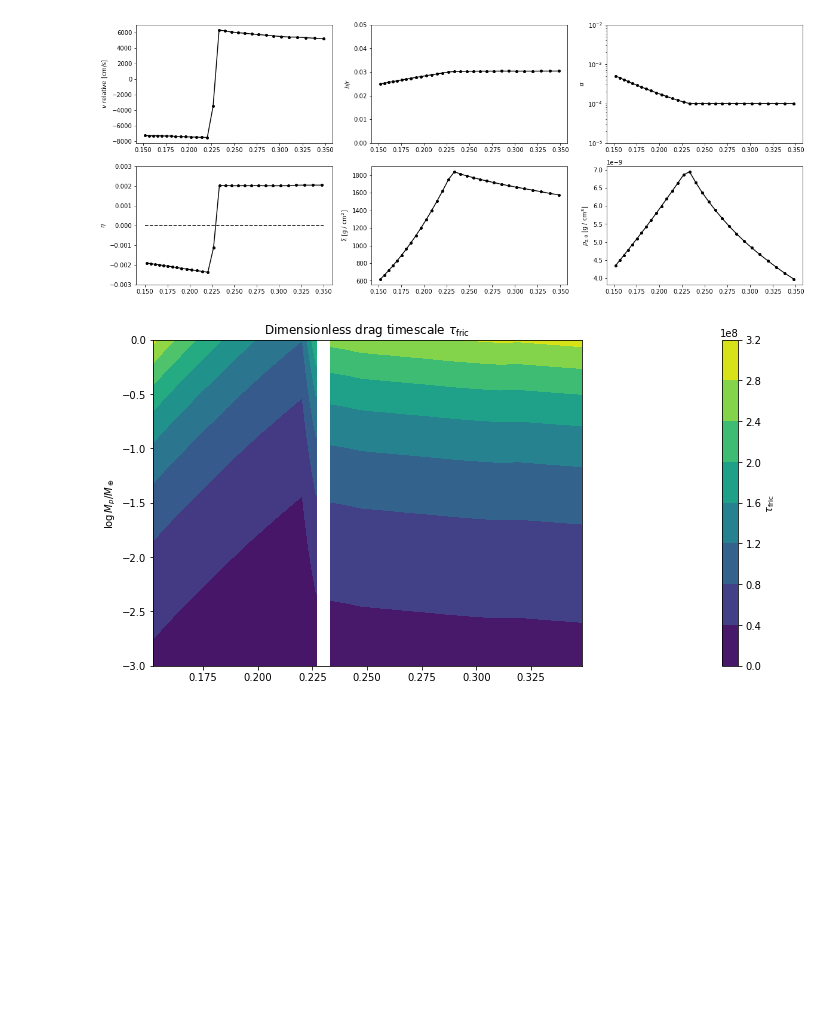
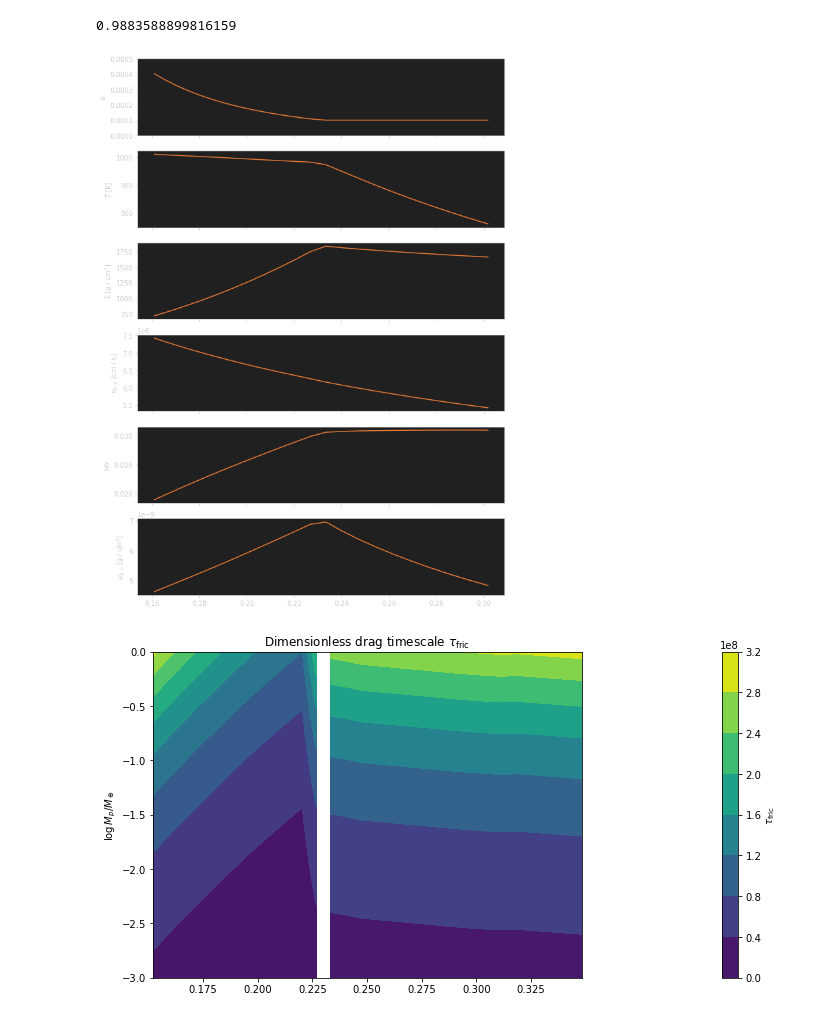
Before and after one commit to cassum-2022-project-21/workspace, a Jupyter notebook: disk/disk copy.ipynb, the cells around one changed output. Cells and saved outputs as stored; diff of their text form; code cells hidden in the pictures; blank space fills up the shorter version.

```diff
--- a/disk/disk copy.ipynb
+++ b/disk/disk copy.ipynb
@@ -106,3 +162,7 @@ plt.plot(r[l], (torque * Gamma_0)[l])
+# %%
+0.22732254469577168/0.23
+# %% [output]
+0.9883588899816159
 # %%
 import matplotlib.ticker as mticker
 
@@ -120,41 +180,40 @@ def g(value, _):
     return (f"${exponent}$" if s == 1 else f"${significand} \\times {exponent}$")
 
 tickformat = mticker.FuncFormatter(g)
-# %%
-from matplotlib.rcsetup import cycler
-
-plt.rc('axes', prop_cycle=(cycler(marker=['o'], ms=[4])))
-
-fig, _axs = plt.subplots(2, 3, figsize=(20, 8))
-axs = np.ravel(_axs)
-
-axs[0].plot(r[l], v[l])
-axs[0].set_ylabel("$v$ relative [cm/s]")
-
-axs[1].plot(r[l], (H/r_cm)[l])
-axs[1].set_ylim(0, 0.05)
-axs[1].set_ylabel("$h/r$")
-
-axs[2].plot(r[l], alpha[l])
-axs[2].set_yscale("log")
-axs[2].set_ylim(1e-5, 1e-2)
-axs[2].set_ylabel("$\\alpha$")
-
-axs[4].plot(r[l], sigma[l])
-axs[4].set_ylabel("$\\Sigma$ [g / cm$^2$]")
-
-axs[5].plot(r[l], rho_0[l])
-axs[5].set_ylabel("$\\rho_{g,0}$ [g / cm$^3$]")
-
-axs[3].hlines(0, 0.15, 0.35, linestyles="--", color="black")
-axs[3].plot(r[l], _eta[l])
-axs[3].set_ylim(-0.003, 0.003)
-axs[3].set_ylabel("$\\eta$")
-# axs[3].yaxis.set_major_formatter(tickformat)
-
-plt.savefig("disk.png")
-# %% [output]
-[figure, removed]
+# %%
+from matplotlib.rcsetup import cycler
+
+
+fig, _axs = plt.subplots(6, 1, figsize=(10, 15))
+axs = np.ravel(_axs)
+
+axs[0].plot(r[l], alpha[l])
+axs[0].set_ylabel(r"$\alpha$")
+axs[0].set_ylim(0, 0.0005)
+
+axs[1].plot(r[l], T[l])
+axs[1].set_ylabel("$T$ [K]")
+
+axs[2].plot(r[l], sigma[l])
+axs[2].set_ylabel("$\\Sigma$ [g / cm$^2$]")
+
+axs[3].plot(r[l], vt_gas[l])
+axs[3].set_ylabel(r"$v_{g,\varphi}$ [cm / s]")
+
+axs[4].plot(r[l], (H/r_cm)[l])
+axs[4].set_ylabel("$H/r$")
+
+
+axs[5].plot(r[l], rho_0[l])
+axs[5].set_ylabel("$\\rho_{g,0}$ [g / cm$^3$]")
+
+
+for ax in axs[:-1]:
+    plt.setp(ax.get_xticklabels(), visible=False)
+
+plt.savefig("../images/disk_pres.png")
+# %% [output]
+[figure, added]
 # %%
 k = np.logical_and(l[:, np.newaxis], v_rp < 0.)
 j = np.logical_not(k)
```
Also changed, not shown: parts of 5 cells of this notebook, 37 other files.
